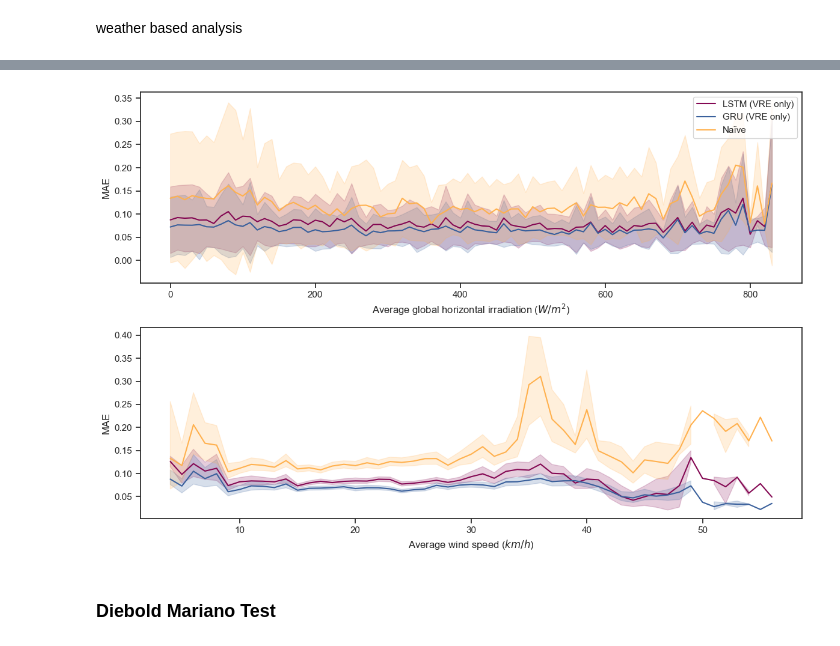
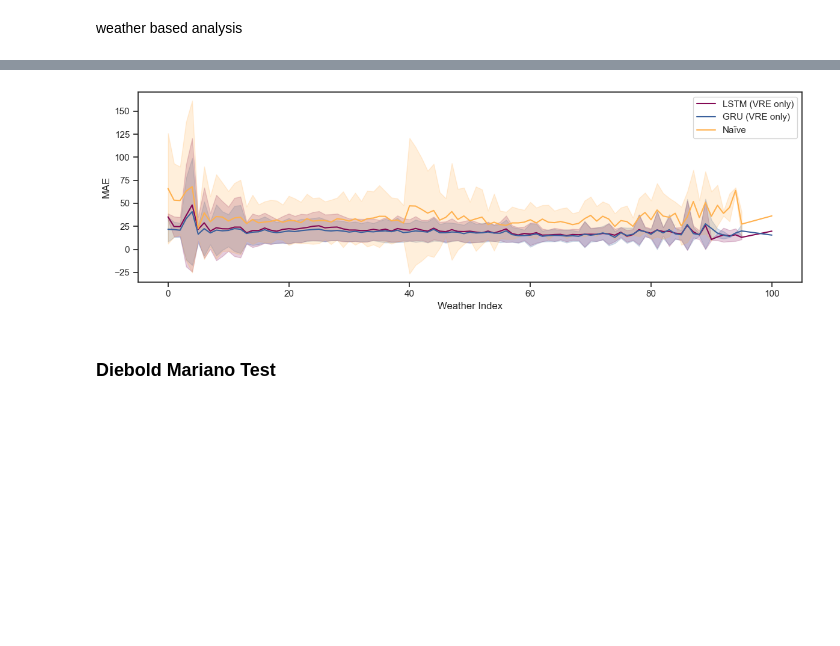
Before and after one commit to valentin-17/epf, a Jupyter notebook: notebooks/other_data_viz.ipynb, the cells around one changed output, grey strips where cells are left out. Saved outputs shown, nothing was run; the diff lists cells and outputs as text; code cells hidden in the pictures; blank space fills up the shorter version.

```diff
--- a/notebooks/other_data_viz.ipynb
+++ b/notebooks/other_data_viz.ipynb
@@ -278,7 +287,7 @@ lstm_preds, lstm_trues = predict_with_timestamps(lstm_model_obj)
 gru_preds, gru_trues = predict_with_timestamps(gru_model_obj)
 # %%
 # create a naive forecast by forecasting at each hour the price of the same hour from the previous week and flatten the naive predictions into one row of the dataframe making each row of the df a 24 hour forecast
-y = data['de_prices_hat_rm_seasonal']
+y = data['de_prices']
 
 horizons = range(1, 25)
 col_names = [f't+{h}' for h in horizons]
@@ -505,8 +530,16 @@ weather based analysis
 # %%
 ghi = pd.read_csv("../data/raw/de_global_horizontal_irradiation_2024.csv", skiprows=6, parse_dates=True, index_col=1)
 ws = pd.read_csv("../data/raw/de_wind_speed_100_2024.csv", skiprows=6, parse_dates=True, index_col=1)
-ghi_avg = ghi.pivot(columns='location_id', values='shortwave_radiation (W/m²)').mean(axis=1).rename('ghi_avg').round(-1)
-ws_avg = ws.pivot(columns='location_id', values='wind_speed_100m (km/h)').mean(axis=1).rename('ws_avg').round(0)
-weather_df = pd.concat([ghi_avg, ws_avg], axis=1)
+ghi_avg = ghi.pivot(columns='location_id', values='shortwave_radiation (W/m²)').mean(axis=1).rename('ghi_avg')
+ws_avg = ws.pivot(columns='location_id', values='wind_speed_100m (km/h)').mean(axis=1).rename('ws_avg')
+
+# normalize the data
+ghi_avg = (ghi_avg - ghi_avg.min()) / (ghi_avg.max() - ghi_avg.min())
+ws_avg = (ws_avg - ws_avg.min()) / (ws_avg.max() - ws_avg.min())
+
+weather_df = ghi_avg + ws_avg
+weather_df = (weather_df - weather_df.min()) / (weather_df.max() - weather_df.min())
+weather_df = weather_df.to_frame().rename(columns={0: 'weather_index'})
+weather_df = (weather_df * 100).round(0)
 # %%
 extended_df = df.join(weather_df, how='inner')
@@ -528,30 +546,22 @@ extended_df
 # %%
-df_ws_plot = extended_df[['ws_avg', 'lstm_error_mean', 'gru_error_mean', 'naive_error_mean']].groupby('ws_avg').mean().reset_index()
-df_ghi_plot = extended_df[['ghi_avg', 'lstm_error_mean', 'gru_error_mean', 'naive_error_mean']].groupby('ghi_avg').mean().reset_index()
+df_weather_plot = extended_df[['weather_index', 'lstm_error_mean', 'gru_error_mean', 'naive_error_mean']].groupby('weather_index').mean().reset_index()
 
-fig, axes = plt.subplots(2, 1, figsize=(12, 8), sharex=False)
+sns.set_style('ticks')
 
-sns.lineplot(ax=axes[0], data=extended_df, x='ghi_avg', y='lstm_error_mean', label='LSTM (VRE only)', color=COLORS['magenta'], errorbar='sd')
-sns.lineplot(ax=axes[0], data=extended_df, x='ghi_avg', y='gru_error_mean', label='GRU (VRE only)', color=COLORS['blue'], errorbar='sd')
-sns.lineplot(ax=axes[0], data=extended_df, x='ghi_avg', y='naive_error_mean', label='Naïve', color=COLORS['orange'], errorbar='sd')
+plt.figure(figsize=(12, 4))
 
-sns.lineplot(ax=axes[1], data=extended_df, x='ws_avg', y='lstm_error_mean', label='LSTM (VRE only)', color=COLORS['magenta'])
-sns.lineplot(ax=axes[1], data=extended_df, x='ws_avg', y='gru_error_mean', label='GRU (VRE only)', color=COLORS['blue'])
-sns.lineplot(ax=axes[1], data=extended_df, x='ws_avg', y='naive_error_mean', label='Naïve', color=COLORS['orange'])
+sns.lineplot(data=extended_df, x='weather_index', y='lstm_error_mean', label='LSTM (VRE only)', color=COLORS['magenta'], errorbar='sd')
+sns.lineplot(data=extended_df, x='weather_index', y='gru_error_mean', label='GRU (VRE only)', color=COLORS['blue'], errorbar='sd')
+sns.lineplot(data=extended_df, x='weather_index', y='naive_error_mean', label='Naïve', color=COLORS['orange'], errorbar='sd')
 
-axes[0].set_ylabel('MAE')
-axes[1].set_ylabel('MAE')
-
-axes[0].set_xlabel('Average global horizontal irradiation ($W/m^2$)')
-axes[1].set_xlabel('Average wind speed ($km/h$)')
-
-axes[0].legend(loc='upper right')
-axes[1].legend().remove()
+plt.ylabel('MAE')
+plt.xlabel('Weather Index')
+plt.legend(loc='upper right')
 plt.tight_layout()
 
 plt.savefig('../reports/figures/error_distribution_by_weather_measure_continuous_single_layer.pdf', dpi=300, bbox_inches='tight')
 # %% [output]
-[figure, old version]
+[figure, new version]
 # %% [markdown]
 ### Diebold Mariano Test
 # %%
```
Also changed, not shown: parts of 10 cells of this notebook, 15 other files.
